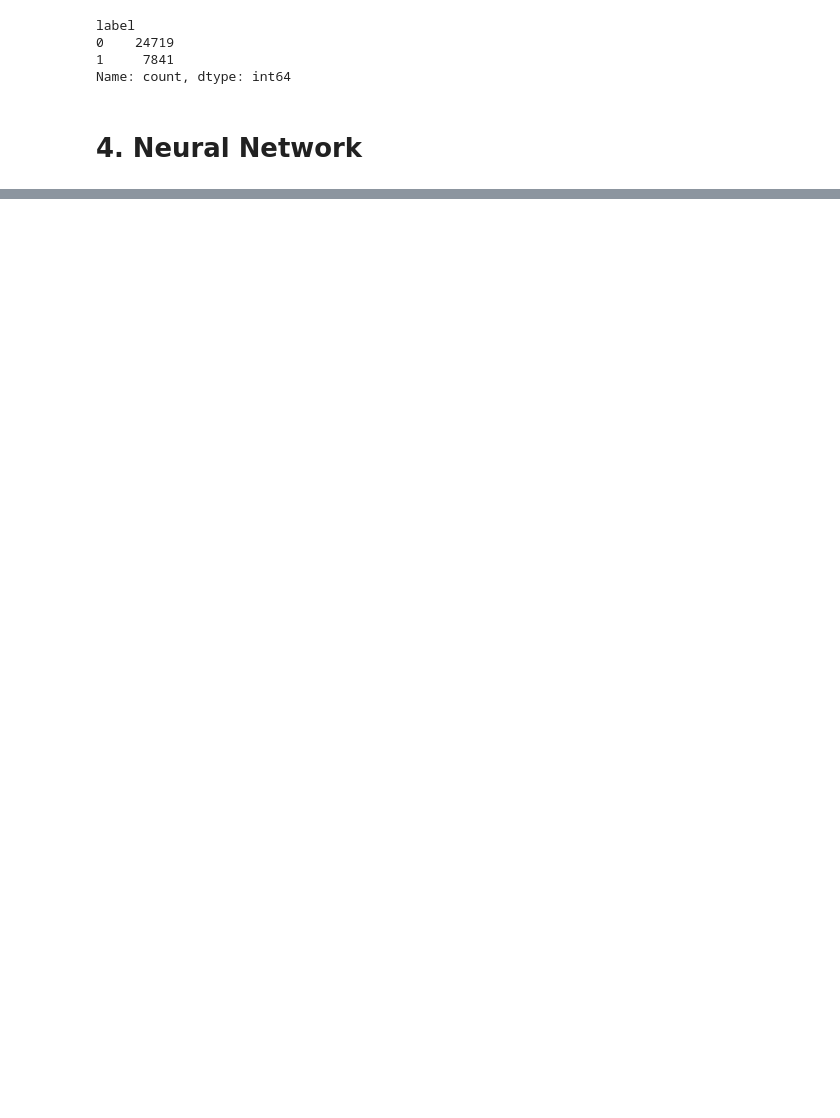
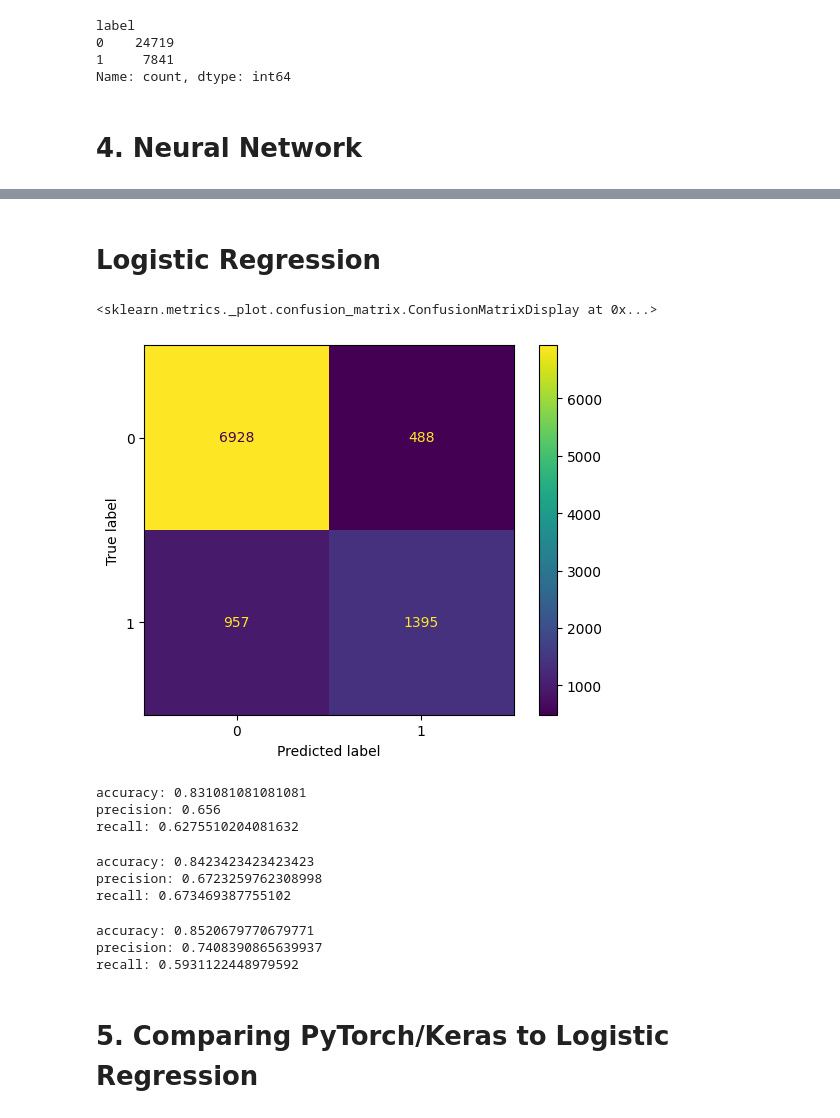
Before and after one commit to Carterdel/carterdelargy_csci_1070, a Jupyter notebook: homework_13.ipynb, the cells around one changed output, grey strips where cells are left out. Cells and saved outputs as stored; diff of their text form; code cells hidden in the pictures; blank space fills up the shorter version.

```diff
--- a/homework_13.ipynb
+++ b/homework_13.ipynb
@@ -95,6 +82,10 @@ def preprocessing():
 
     adult_df['label'] = adult_df['label'].map({' <=50K': 0, ' >50K': 1})
 
+    # converts dataframe bool columns to int.
+    # was having issue with it not taking bools before
+    adult_df = adult_df.astype(int)
+
     return adult_df
 # %%
 # adult_df = preprocessing()
@@ -161,0 +310,14 @@ TypeError: can't convert np.ndarray of type numpy.object_. The only supported ty
+# %% [markdown]
+# Logistic Regression
+# %%
+from sklearn.linear_model import LogisticRegression
+
+model = LogisticRegression(random_state=13)
+model.fit(X_train, y_train)
+
+y_pred = model.predict(X_test)
+
+ConfusionMatrixDisplay.from_predictions(y_test, y_pred)
+# %% [output]
+<sklearn.metrics._plot.confusion_matrix.ConfusionMatrixDisplay at 0x...>
+[figure, added]
@@ -161,0 +330,23 @@ TypeError: can't convert np.ndarray of type numpy.object_. The only supported ty
+# %%
+# PyTorch Scores
+print(scores(6642, 774, 876, 1476))
+# %% [output]
+accuracy: 0.831081081081081
+precision: 0.656
+recall: 0.6275510204081632
+# %%
+# Keras Scores
+print(scores(6644, 772, 768, 1584))
+# %% [output]
+accuracy: 0.8423423423423423
+precision: 0.6723259762308998
+recall: 0.673469387755102
+# %%
+# Logistic Regression
+print(scores(6928, 488, 957, 1395))
+# %% [output]
+accuracy: 0.8520679770679771
+precision: 0.7408390865639937
+recall: 0.5931122448979592
+# %% [markdown]
+# 5. Comparing PyTorch/Keras to Logistic Regression
```
Also changed, not shown: parts of 26 cells of this notebook, 1 other file.
